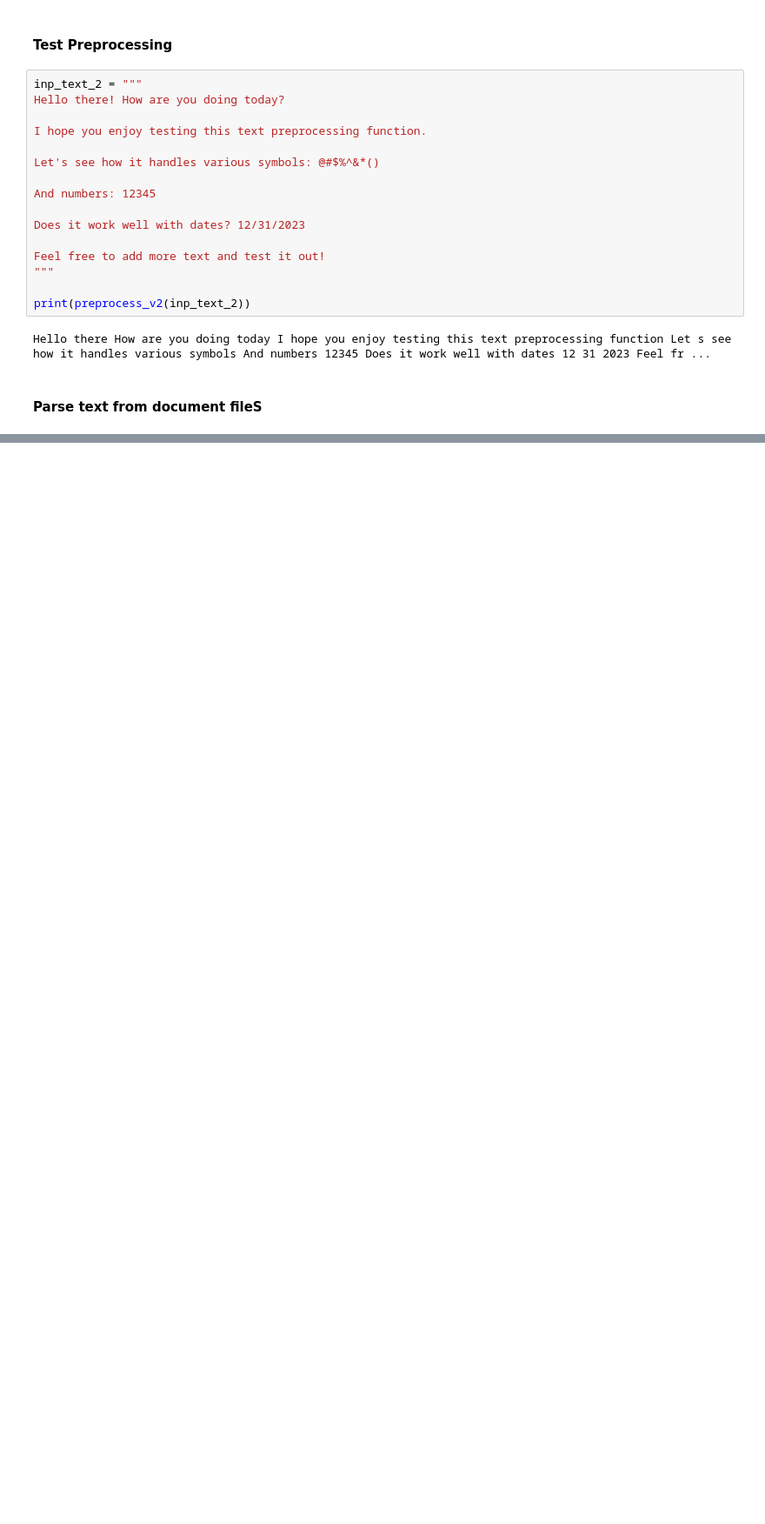
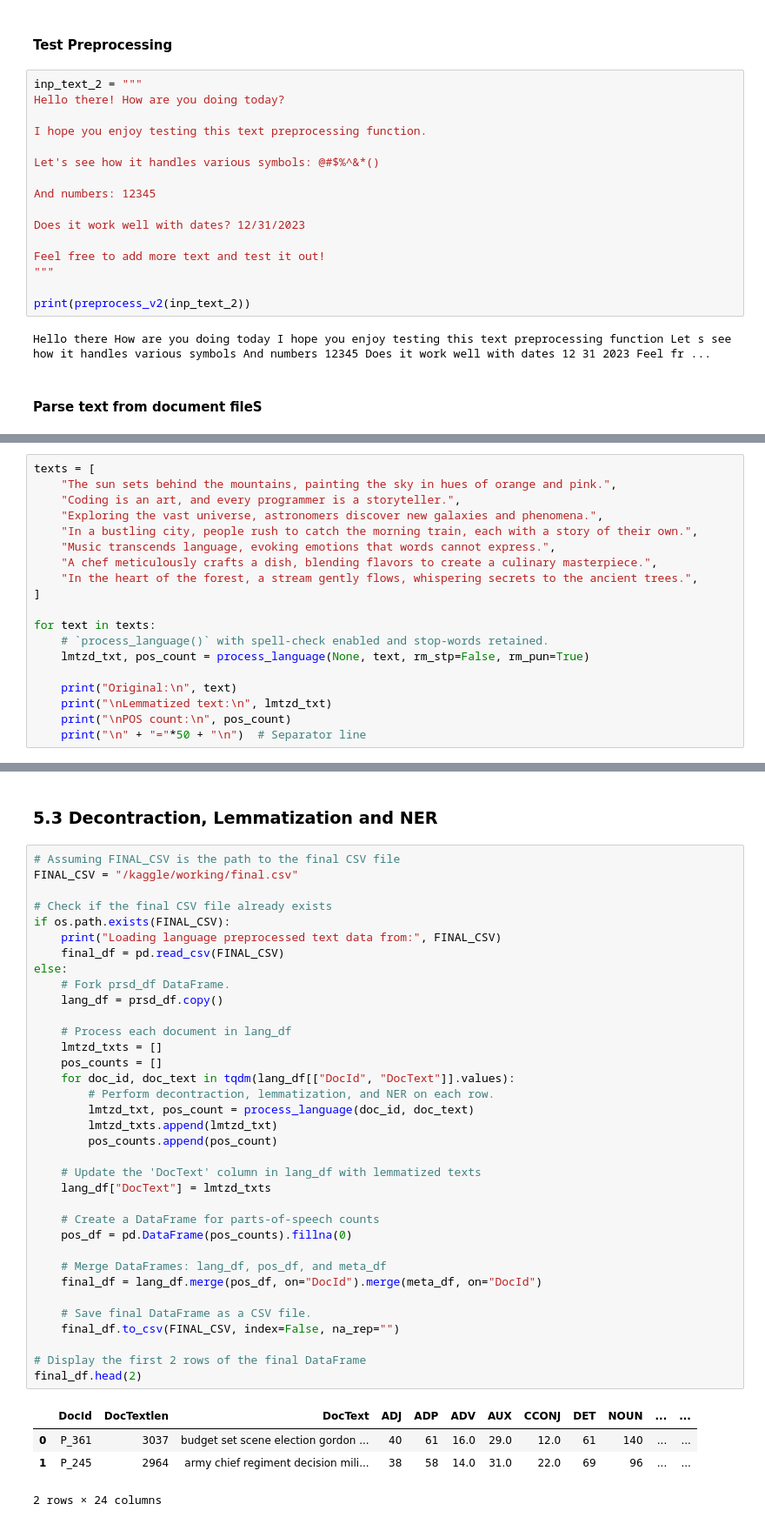
Before and after one commit to diaconumadalina/BBC-Text-classification, a Jupyter notebook: bbc-text-classification-1-text-preprocessing.ipynb, the cells around one changed output, grey strips where cells are left out. Shown at 87% size. Drawn from its saved outputs; the diff is of its cells as text; blank space fills up the shorter version.

```diff
--- a/bbc-text-classification-1-text-preprocessing.ipynb
+++ b/bbc-text-classification-1-text-preprocessing.ipynb
@@ -553,0 +676,19 @@ Parsed text saved to: /kaggle/working/docs_stage_2_parsed_text.csv
+# %%
+texts = [
+    "The sun sets behind the mountains, painting the sky in hues of orange and pink.",
+    "Coding is an art, and every programmer is a storyteller.",
+    "Exploring the vast universe, astronomers discover new galaxies and phenomena.",
+    "In a bustling city, people rush to catch the morning train, each with a story of their own.",
+    "Music transcends language, evoking emotions that words cannot express.",
+    "A chef meticulously crafts a dish, blending flavors to create a culinary masterpiece.",
+    "In the heart of the forest, a stream gently flows, whispering secrets to the ancient trees.",
+]
+
+for text in texts:
+    # `process_language()` with spell-check enabled and stop-words retained.
+    lmtzd_txt, pos_count = process_language(None, text, rm_stp=False, rm_pun=True)
+
+    print("Original:\n", text)
+    print("\nLemmatized text:\n", lmtzd_txt)
+    print("\nPOS count:\n", pos_count)
+    print("\n" + "="*50 + "\n")  # Separator line
@@ -553,0 +713,42 @@ Parsed text saved to: /kaggle/working/docs_stage_2_parsed_text.csv
+# %% [markdown]
+### 5.3 Decontraction, Lemmatization and NER
+# %%
+# Assuming FINAL_CSV is the path to the final CSV file
+FINAL_CSV = "/kaggle/working/final.csv"
+
+# Check if the final CSV file already exists
+if os.path.exists(FINAL_CSV):
+    print("Loading language preprocessed text data from:", FINAL_CSV)
+    final_df = pd.read_csv(FINAL_CSV)
+else:
+    # Fork prsd_df DataFrame.
+    lang_df = prsd_df.copy()
+
+    # Process each document in lang_df
+    lmtzd_txts = []
+    pos_counts = []
+    for doc_id, doc_text in tqdm(lang_df[["DocId", "DocText"]].values):
+        # Perform decontraction, lemmatization, and NER on each row.
+        lmtzd_txt, pos_count = process_language(doc_id, doc_text)
+        lmtzd_txts.append(lmtzd_txt)
+        pos_counts.append(pos_count)
+
+    # Update the 'DocText' column in lang_df with lemmatized texts
+    lang_df["DocText"] = lmtzd_txts
+
+    # Create a DataFrame for parts-of-speech counts
+    pos_df = pd.DataFrame(pos_counts).fillna(0)
+
+    # Merge DataFrames: lang_df, pos_df, and meta_df
+    final_df = lang_df.merge(pos_df, on="DocId").merge(meta_df, on="DocId")
+
+    # Save final DataFrame as a CSV file.
+    final_df.to_csv(FINAL_CSV, index=False, na_rep="")
+
+# Display the first 2 rows of the final DataFrame
+final_df.head(2)
+# %% [output]
+|  | DocId | DocTextlen | DocText | ADJ | ADP | ADV | AUX | CCONJ | DET | NOUN | ... | ... |
+| 0 | P_361 | 3037 | budget set scene election gordon ... | 40 | 61 | 16.0 | 29.0 | 12.0 | 61 | 140 | ... | ... |
+| 1 | P_245 | 2964 | army chief regiment decision mili... | 38 | 58 | 14.0 | 31.0 | 22.0 | 69 | 96 | ... | ... |
+2 rows × 24 columns
```
Also changed, not shown: parts of 15 cells of this notebook.
